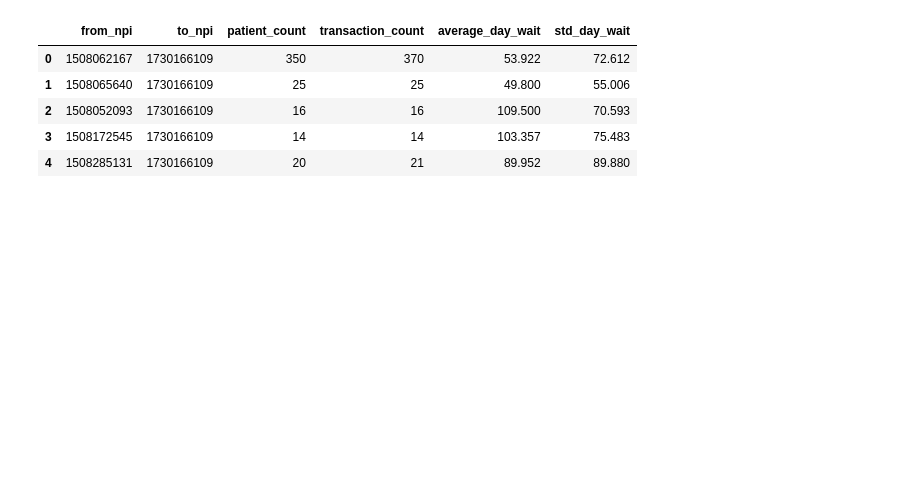
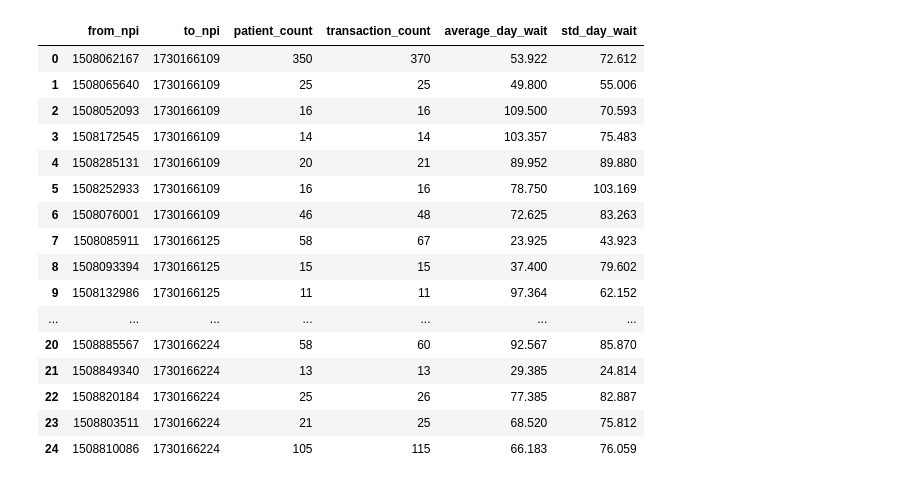
Before and after one commit to nss-data-science-cohort-6/hop_team-team-zeppelin, a Jupyter notebook: Rod_Hop_Teaming_Analysis.ipynb, the cells around one changed output. Cells and saved outputs as stored; diff of their text form; code cells hidden in the pictures; blank space fills up the shorter version.

```diff
--- a/Rod_Hop_Teaming_Analysis.ipynb
+++ b/Rod_Hop_Teaming_Analysis.ipynb
@@ -3,13 +3,24 @@ import pandas as pd
 import sqlite3
 from tqdm.notebook import tqdm
 # %%
-hop_teaming = pd.read_csv('../hop_team-team-zeppelin/data/DocGraph_Hop_Teaming_2018.csv',
+hop_teaming = pd.read_csv('DocGraph_Hop_Teaming_2018.csv',
                           nrows = 100)
-hop_teaming.head()
+hop_teaming.head(25)
 # %% [output]
 |  | from_npi | to_npi | patient_count | transaction_count | average_day_wait | std_day_wait |
 | 0 | 1508062167 | 1730166109 | 350 | 370 | 53.922 | 72.612 |
 | 1 | 1508065640 | 1730166109 | 25 | 25 | 49.800 | 55.006 |
 | 2 | 1508052093 | 1730166109 | 16 | 16 | 109.500 | 70.593 |
 | 3 | 1508172545 | 1730166109 | 14 | 14 | 103.357 | 75.483 |
 | 4 | 1508285131 | 1730166109 | 20 | 21 | 89.952 | 89.880 |
+| 5 | 1508252933 | 1730166109 | 16 | 16 | 78.750 | 103.169 |
+| 6 | 1508076001 | 1730166109 | 46 | 48 | 72.625 | 83.263 |
+| 7 | 1508085911 | 1730166125 | 58 | 67 | 23.925 | 43.923 |
+| 8 | 1508093394 | 1730166125 | 15 | 15 | 37.400 | 79.602 |
+| 9 | 1508132986 | 1730166125 | 11 | 11 | 97.364 | 62.152 |
+| ... | ... | ... | ... | ... | ... | ... |
+| 20 | 1508885567 | 1730166224 | 58 | 60 | 92.567 | 85.870 |
+| 21 | 1508849340 | 1730166224 | 13 | 13 | 29.385 | 24.814 |
+| 22 | 1508820184 | 1730166224 | 25 | 26 | 77.385 | 82.887 |
+| 23 | 1508803511 | 1730166224 | 21 | 25 | 68.520 | 75.812 |
+| 24 | 1508810086 | 1730166224 | 105 | 115 | 66.183 | 76.059 |
```
Also changed, not shown: parts of 25 cells of this notebook.
